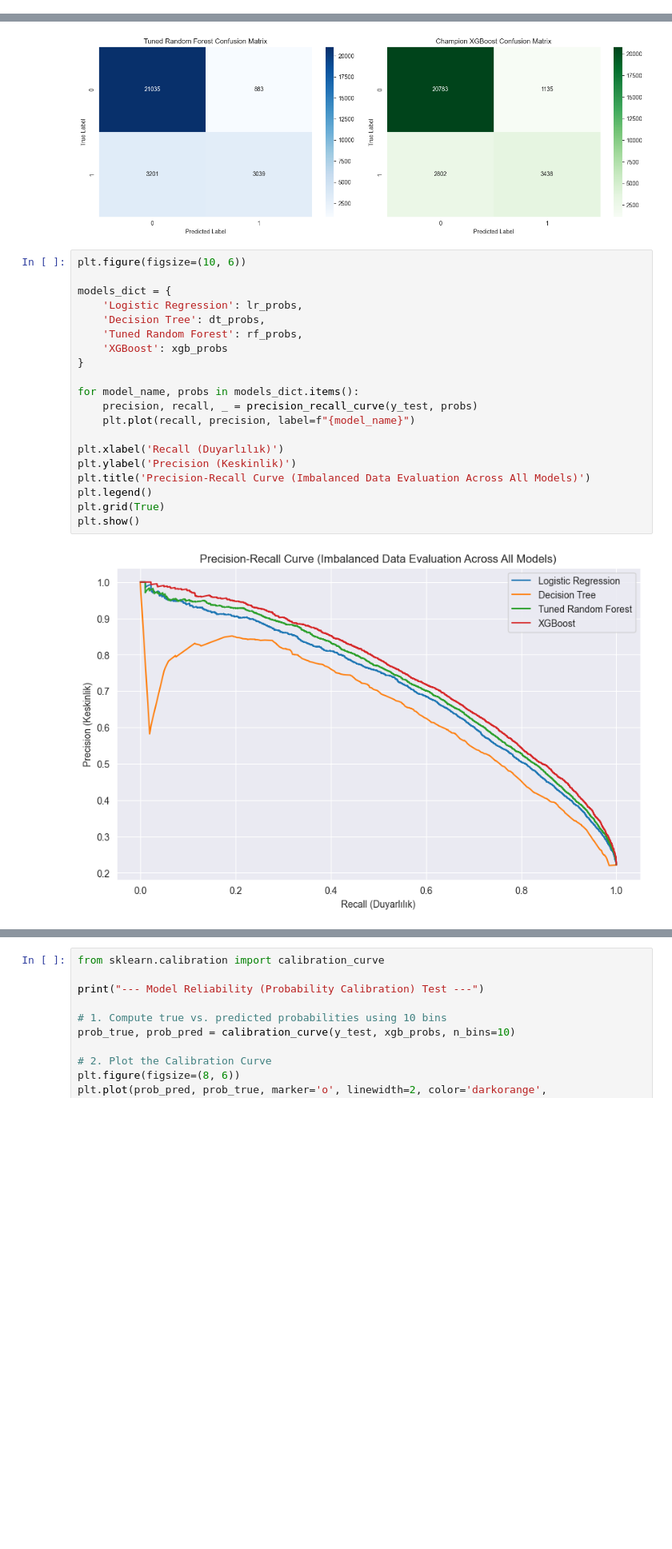
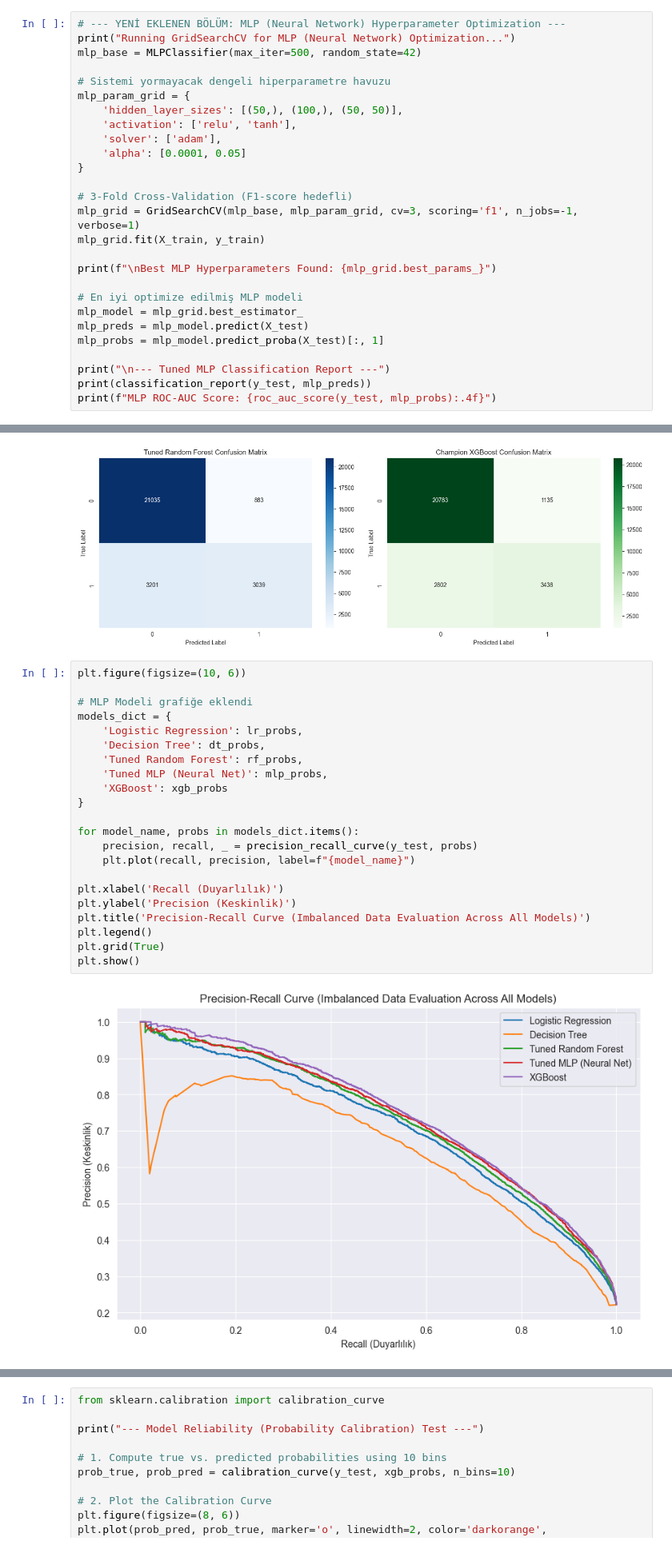
Before and after one commit to omrclk2005/rain-prediction-project, a Jupyter notebook: notebooks/04_model_training_and_evaluation.ipynb, the cells around one changed output, grey strips where cells are left out. Shown at 80% size. Cells and saved outputs as stored; diff of their text form; blank space fills up the shorter version.

```diff
--- a/notebooks/04_model_training_and_evaluation.ipynb
+++ b/notebooks/04_model_training_and_evaluation.ipynb
@@ -104,3 +105,30 @@ Best Hyperparameters Found: {'max_depth': 15, 'n_estimators': 50}
 weighted avg       0.85      0.85      0.84     28158
 
 Random Forest ROC-AUC Score: 0.8820
+# %%
+# --- YENİ EKLENEN BÖLÜM: MLP (Neural Network) Hyperparameter Optimization ---
+print("Running GridSearchCV for MLP (Neural Network) Optimization...")
+mlp_base = MLPClassifier(max_iter=500, random_state=42)
+
+# Sistemi yormayacak dengeli hiperparametre havuzu
+mlp_param_grid = {
+    'hidden_layer_sizes': [(50,), (100,), (50, 50)],
+    'activation': ['relu', 'tanh'],
+    'solver': ['adam'],
+    'alpha': [0.0001, 0.05]
+}
+
+# 3-Fold Cross-Validation (F1-score hedefli)
+mlp_grid = GridSearchCV(mlp_base, mlp_param_grid, cv=3, scoring='f1', n_jobs=-1, verbose=1)
+mlp_grid.fit(X_train, y_train)
+
+print(f"\nBest MLP Hyperparameters Found: {mlp_grid.best_params_}")
+
+# En iyi optimize edilmiş MLP modeli
+mlp_model = mlp_grid.best_estimator_
+mlp_preds = mlp_model.predict(X_test)
+mlp_probs = mlp_model.predict_proba(X_test)[:, 1]
+
+print("\n--- Tuned MLP Classification Report ---")
+print(classification_report(y_test, mlp_preds))
+print(f"MLP ROC-AUC Score: {roc_auc_score(y_test, mlp_probs):.4f}")
@@ -171,25 +216,27 @@ plt.show()
 # %%
 plt.figure(figsize=(10, 6))
 
+# MLP Modeli grafiğe eklendi
 models_dict = {
     'Logistic Regression': lr_probs,
     'Decision Tree': dt_probs,
     'Tuned Random Forest': rf_probs,
+    'Tuned MLP (Neural Net)': mlp_probs,
     'XGBoost': xgb_probs
 }
 
 for model_name, probs in models_dict.items():
     precision, recall, _ = precision_recall_curve(y_test, probs)
     plt.plot(recall, precision, label=f"{model_name}")
 
 plt.xlabel('Recall (Duyarlılık)')
 plt.ylabel('Precision (Keskinlik)')
 plt.title('Precision-Recall Curve (Imbalanced Data Evaluation Across All Models)')
 plt.legend()
 plt.grid(True)
 plt.show()
 # %% [output]
-[figure, old version]
+[figure, new version]
 # %%
 print("Calculating SHAP values for model interpretation...")
 explainer = shap.TreeExplainer(xgb_model)
```
Also changed, not shown: parts of 4 cells of this notebook, 2 other files.
